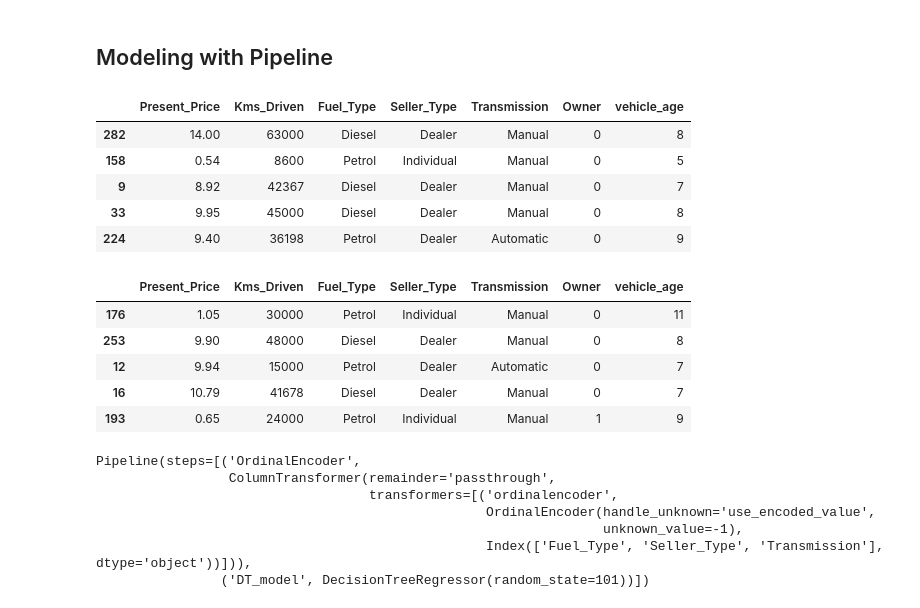
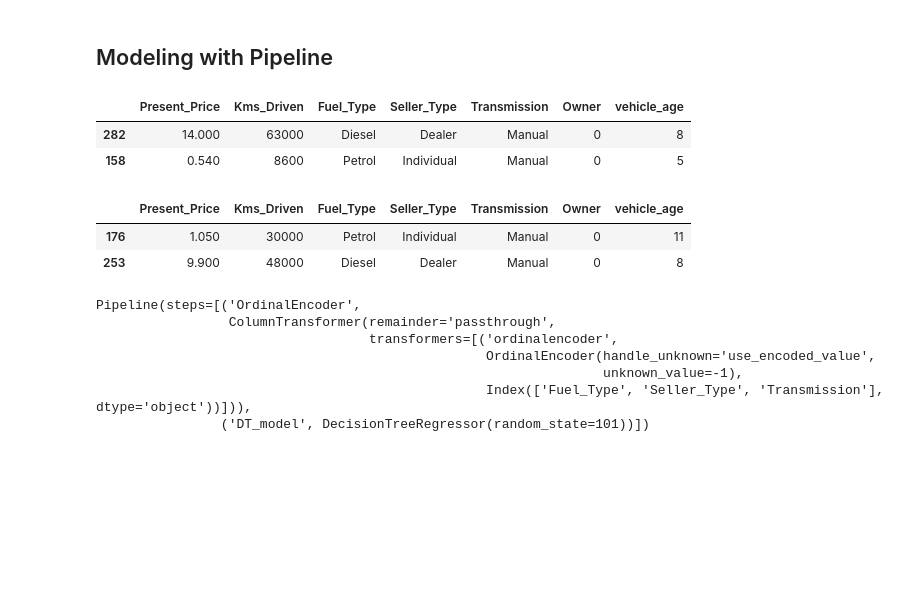
Before and after one commit to msddk/DS_Bootcamp, a Jupyter notebook: Machine Learning/Decision Tree/Decision Tree Regression.ipynb, the cells around one changed output. Saved outputs shown, nothing was run; the diff lists cells and outputs as text; code cells hidden in the pictures; blank space fills up the shorter version.

```diff
--- a/Machine Learning/Decision Tree/Decision Tree Regression.ipynb
+++ b/Machine Learning/Decision Tree/Decision Tree Regression.ipynb
@@ -222,23 +214,17 @@ X_test.head()
 # %%
 X_train, X_test, y_train, y_test = train_test_split(X, y, test_size=0.2, random_state=101)
 # %%
-X_train.head()
+X_train.head(2)
 # %% [output]
 |  | Present_Price | Kms_Driven | Fuel_Type | Seller_Type | Transmission | Owner | vehicle_age |
-| 282 | 14.00 | 63000 | Diesel | Dealer | Manual | 0 | 8 |
-| 158 | 0.54 | 8600 | Petrol | Individual | Manual | 0 | 5 |
-| 9 | 8.92 | 42367 | Diesel | Dealer | Manual | 0 | 7 |
-| 33 | 9.95 | 45000 | Diesel | Dealer | Manual | 0 | 8 |
-| 224 | 9.40 | 36198 | Petrol | Dealer | Automatic | 0 | 9 |
+| 282 | 14.000 | 63000 | Diesel | Dealer | Manual | 0 | 8 |
+| 158 | 0.540 | 8600 | Petrol | Individual | Manual | 0 | 5 |
 # %%
-X_test.head()
+X_test.head(2)
 # %% [output]
 |  | Present_Price | Kms_Driven | Fuel_Type | Seller_Type | Transmission | Owner | vehicle_age |
-| 176 | 1.05 | 30000 | Petrol | Individual | Manual | 0 | 11 |
-| 253 | 9.90 | 48000 | Diesel | Dealer | Manual | 0 | 8 |
-| 12 | 9.94 | 15000 | Petrol | Dealer | Automatic | 0 | 7 |
-| 16 | 10.79 | 41678 | Diesel | Dealer | Manual | 0 | 7 |
-| 193 | 0.65 | 24000 | Petrol | Individual | Manual | 1 | 9 |
+| 176 | 1.050 | 30000 | Petrol | Individual | Manual | 0 | 11 |
+| 253 | 9.900 | 48000 | Diesel | Dealer | Manual | 0 | 8 |
 # %%
 from sklearn.compose import make_column_transformer
 from sklearn.preprocessing import OrdinalEncoder
```
Also changed, not shown: parts of 27 cells of this notebook.
